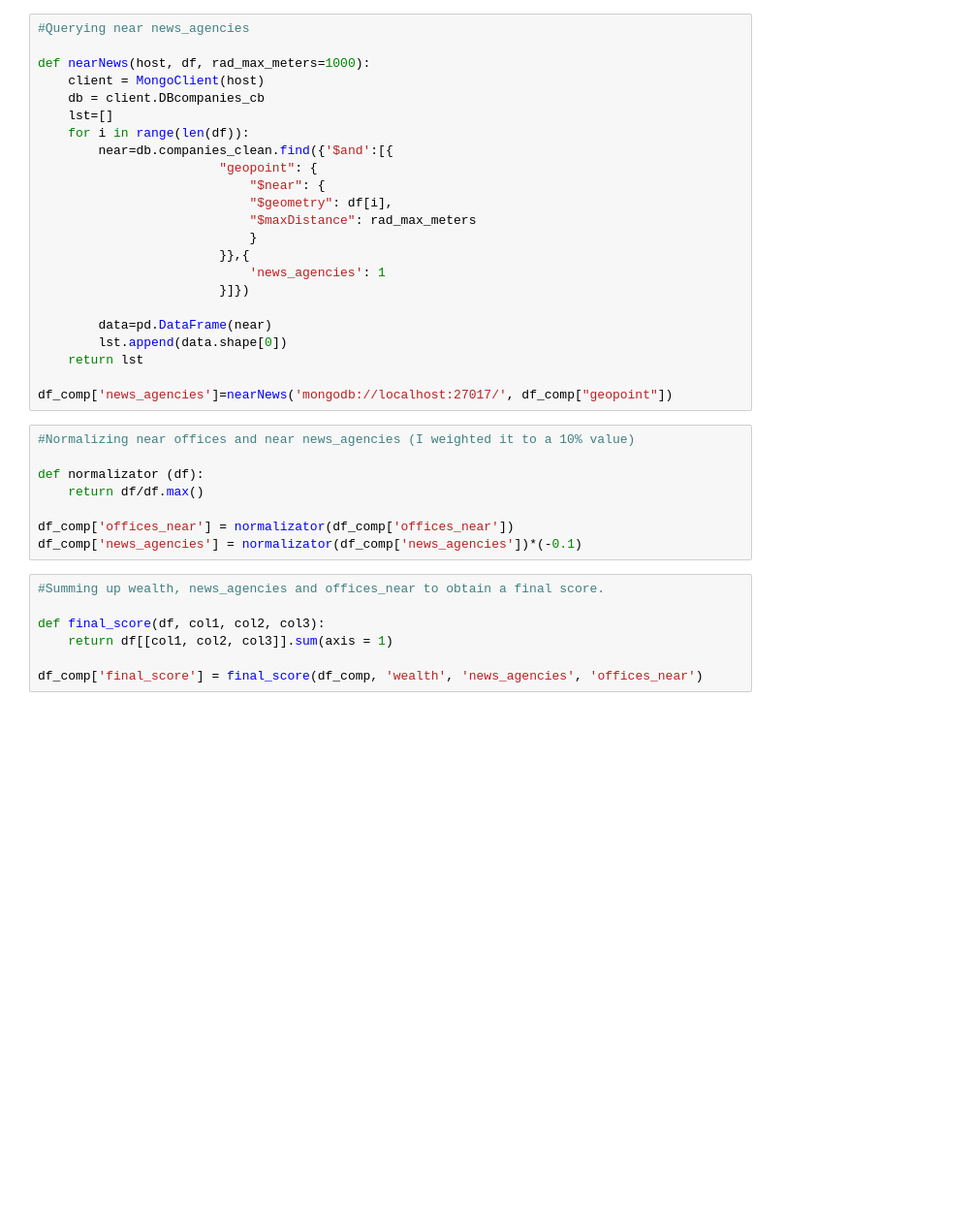
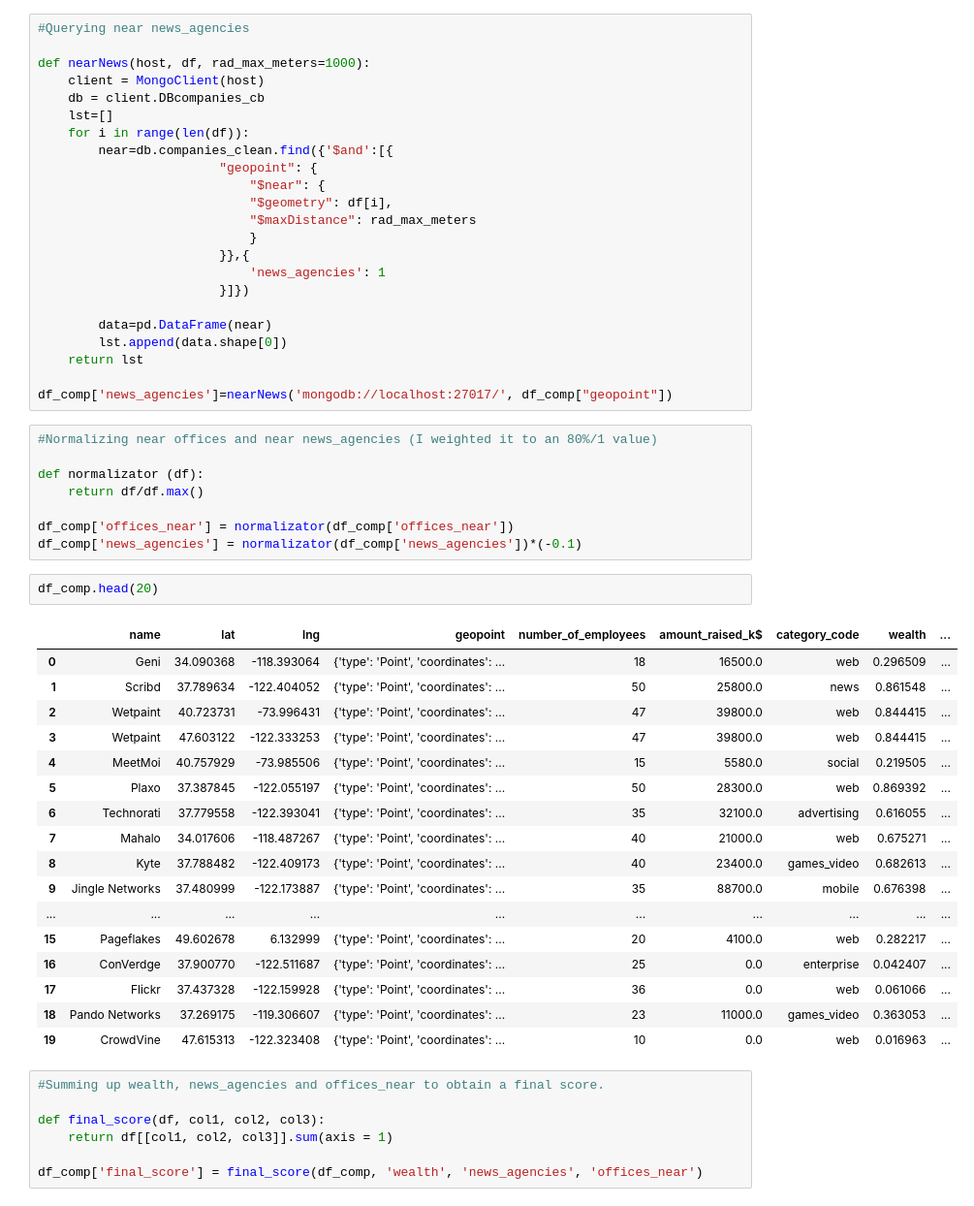
Before and after one commit to aiborra11/Geoquery-project, a Jupyter notebook: My-code/Geo.ipynb, the cells around one changed output. Shown at 97% size. Drawn from its saved outputs; the diff is of its cells as text; blank space fills up the shorter version.

```diff
--- a/My-code/Geo.ipynb
+++ b/My-code/Geo.ipynb
@@ -90,13 +96,33 @@ def nearNews(host, df, rad_max_meters=1000):
 
 df_comp['news_agencies']=nearNews('mongodb://localhost:27017/', df_comp["geopoint"])
 # %%
-#Normalizing near offices and near news_agencies (I weighted it to a 10% value)
+#Normalizing near offices and near news_agencies (I weighted it to an 80%/1 value)
 
 def normalizator (df):
     return df/df.max()
 
 df_comp['offices_near'] = normalizator(df_comp['offices_near'])
 df_comp['news_agencies'] = normalizator(df_comp['news_agencies'])*(-0.1)
+# %%
+df_comp.head(20)
+# %% [output]
+|  | name | lat | lng | geopoint | number_of_employees | amount_raised_k$ | category_code | wealth | ... |
+| 0 | Geni | 34.090368 | -118.393064 | {'type': 'Point', 'coordinates': ... | 18 | 16500.0 | web | 0.296509 | ... |
+| 1 | Scribd | 37.789634 | -122.404052 | {'type': 'Point', 'coordinates': ... | 50 | 25800.0 | news | 0.861548 | ... |
+| 2 | Wetpaint | 40.723731 | -73.996431 | {'type': 'Point', 'coordinates': ... | 47 | 39800.0 | web | 0.844415 | ... |
+| 3 | Wetpaint | 47.603122 | -122.333253 | {'type': 'Point', 'coordinates': ... | 47 | 39800.0 | web | 0.844415 | ... |
+| 4 | MeetMoi | 40.757929 | -73.985506 | {'type': 'Point', 'coordinates': ... | 15 | 5580.0 | social | 0.219505 | ... |
+| 5 | Plaxo | 37.387845 | -122.055197 | {'type': 'Point', 'coordinates': ... | 50 | 28300.0 | web | 0.869392 | ... |
+| 6 | Technorati | 37.779558 | -122.393041 | {'type': 'Point', 'coordinates': ... | 35 | 32100.0 | advertising | 0.616055 | ... |
+| 7 | Mahalo | 34.017606 | -118.487267 | {'type': 'Point', 'coordinates': ... | 40 | 21000.0 | web | 0.675271 | ... |
+| 8 | Kyte | 37.788482 | -122.409173 | {'type': 'Point', 'coordinates': ... | 40 | 23400.0 | games_video | 0.682613 | ... |
+| 9 | Jingle Networks | 37.480999 | -122.173887 | {'type': 'Point', 'coordinates': ... | 35 | 88700.0 | mobile | 0.676398 | ... |
+| ... | ... | ... | ... | ... | ... | ... | ... | ... | ... |
+| 15 | Pageflakes | 49.602678 | 6.132999 | {'type': 'Point', 'coordinates': ... | 20 | 4100.0 | web | 0.282217 | ... |
+| 16 | ConVerdge | 37.900770 | -122.511687 | {'type': 'Point', 'coordinates': ... | 25 | 0.0 | enterprise | 0.042407 | ... |
+| 17 | Flickr | 37.437328 | -122.159928 | {'type': 'Point', 'coordinates': ... | 36 | 0.0 | web | 0.061066 | ... |
+| 18 | Pando Networks | 37.269175 | -119.306607 | {'type': 'Point', 'coordinates': ... | 23 | 11000.0 | games_video | 0.363053 | ... |
+| 19 | CrowdVine | 47.615313 | -122.323408 | {'type': 'Point', 'coordinates': ... | 10 | 0.0 | web | 0.016963 | ... |
 # %%
 #Summing up wealth, news_agencies and offices_near to obtain a final score.
 
```
Also changed, not shown: parts of 8 cells of this notebook, 7 other files.
